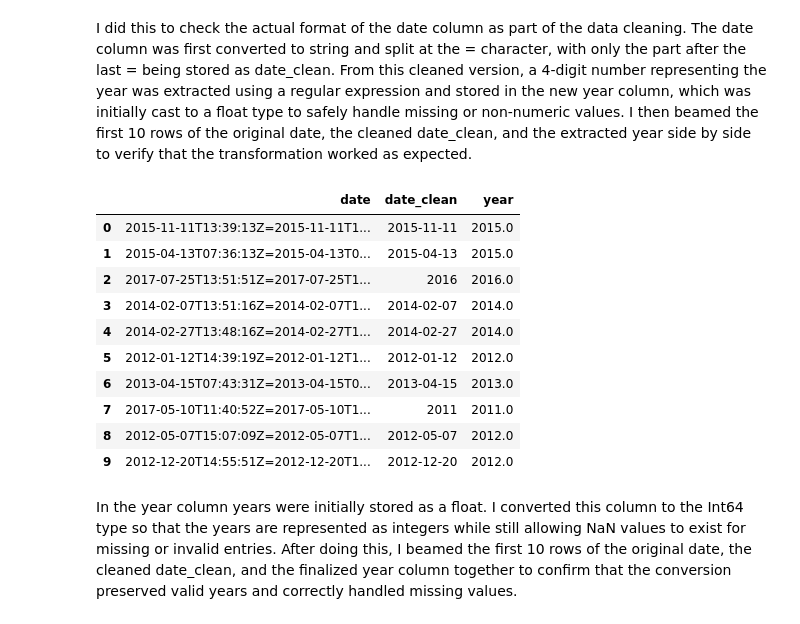
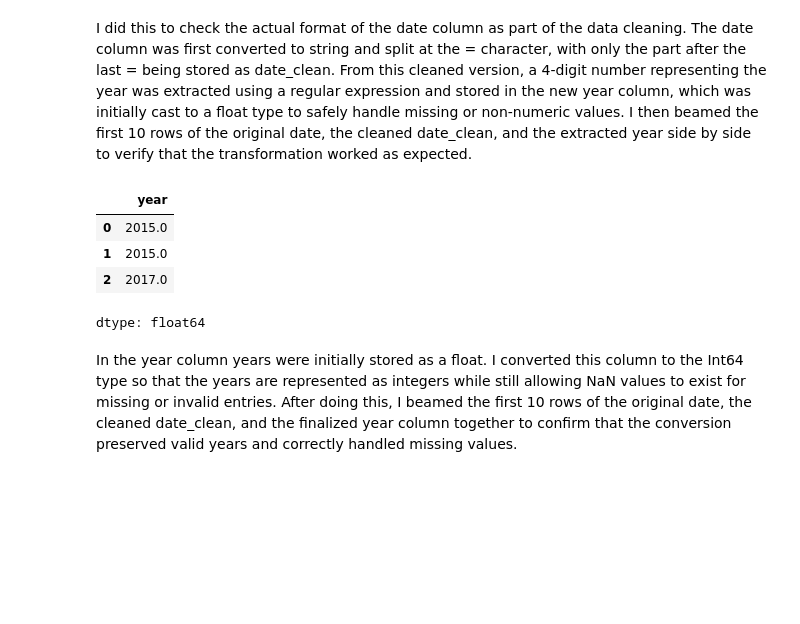
Before and after one commit to chisomobanja/metadata-classification, a Jupyter notebook: metadata_classification.ipynb, the cells around one changed output. Cells and saved outputs as stored; diff of their text form; code cells hidden in the pictures; blank space fills up the shorter version.

```diff
--- a/metadata_classification.ipynb
+++ b/metadata_classification.ipynb
@@ -497,23 +512,19 @@ dtype: object
 # %% [markdown]
  I did this to check the actual format of the date column as part of the data cleaning. The date column was first converted to string and split at the = character, with only the part after the last = being stored as date_clean. From this cleaned version, a 4-digit number representing the year was extracted using a regular expression and stored in the new year column, which was initially cast to a float type to safely handle missing or non-numeric values.
  I then beamed the first 10 rows of the original date, the cleaned date_clean, and the extracted year side by side to verify that the transformation worked as expected.
-# %%
-df['date_clean'] = df['date'].astype(str).str.split('=').str[-1]
-df['year'] = df['date_clean'].str.extract(r'(\d{4})').astype(float)
-# Show first few original vs cleaned values
-df[['date', 'date_clean', 'year']].head(10)
-# %% [output]
-|  | date | date_clean | year |
-| 0 | 2015-11-11T13:39:13Z=2015-11-11T1... | 2015-11-11 | 2015.0 |
-| 1 | 2015-04-13T07:36:13Z=2015-04-13T0... | 2015-04-13 | 2015.0 |
-| 2 | 2017-07-25T13:51:51Z=2017-07-25T1... | 2016 | 2016.0 |
-| 3 | 2014-02-07T13:51:16Z=2014-02-07T1... | 2014-02-07 | 2014.0 |
-| 4 | 2014-02-27T13:48:16Z=2014-02-27T1... | 2014-02-27 | 2014.0 |
-| 5 | 2012-01-12T14:39:19Z=2012-01-12T1... | 2012-01-12 | 2012.0 |
-| 6 | 2013-04-15T07:43:31Z=2013-04-15T0... | 2013-04-15 | 2013.0 |
-| 7 | 2017-05-10T11:40:52Z=2017-05-10T1... | 2011 | 2011.0 |
-| 8 | 2012-05-07T15:07:09Z=2012-05-07T1... | 2012-05-07 | 2012.0 |
-| 9 | 2012-12-20T14:55:51Z=2012-12-20T1... | 2012-12-20 | 2012.0 |
+# %%
+# 2. Safe year extraction (works with your format: 2016-06-09T12:46:34Z)
+df['year'] = df['date'].astype(str).str[:4]  # Gets first 4 characters (2016)
+df['year'] = pd.to_numeric(df['year'], errors='coerce')  # Convert safely
+
+# 3. Create decade
+df['year'].head(3)
+# %% [output]
+|  | year |
+| 0 | 2015.0 |
+| 1 | 2015.0 |
+| 2 | 2017.0 |
+dtype: float64
 # %% [markdown]
 
 
```
Also changed, not shown: parts of 31 cells of this notebook.
